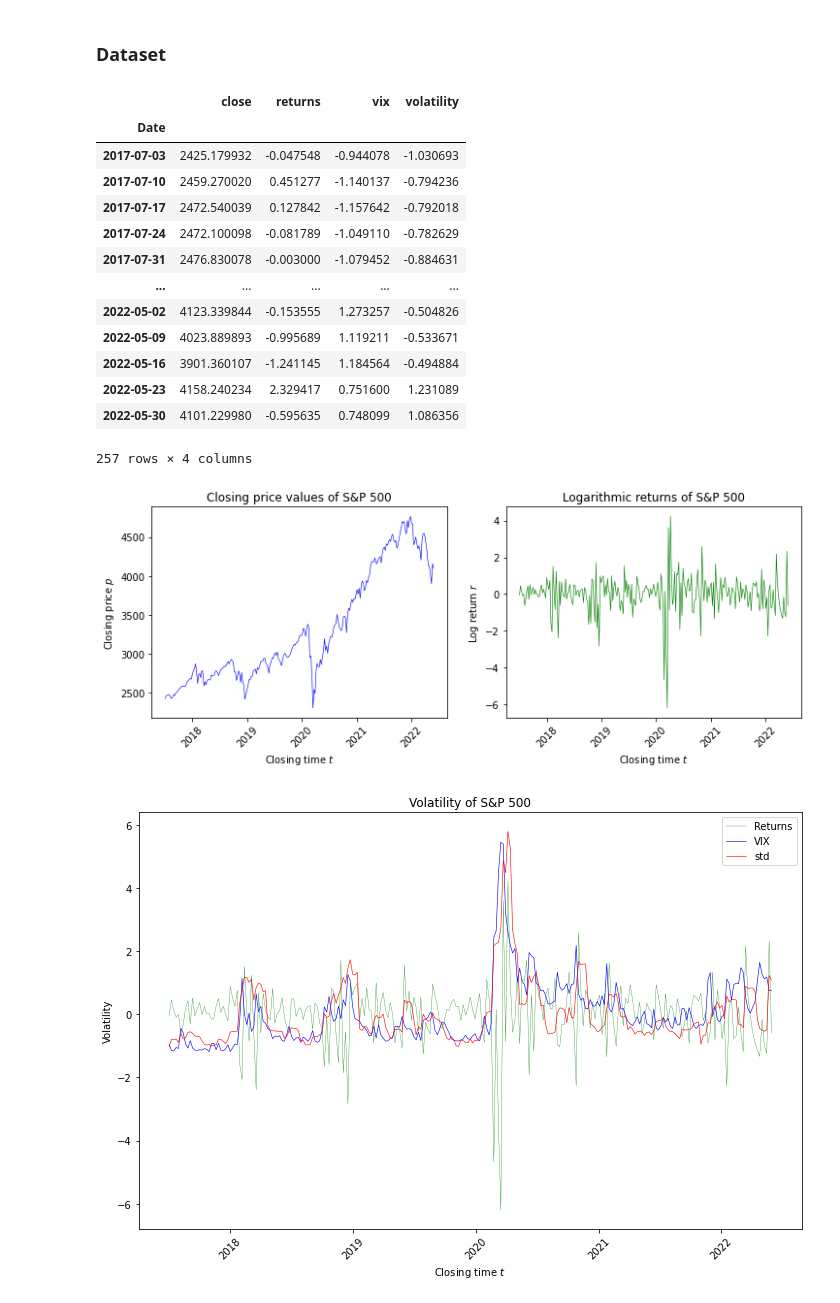
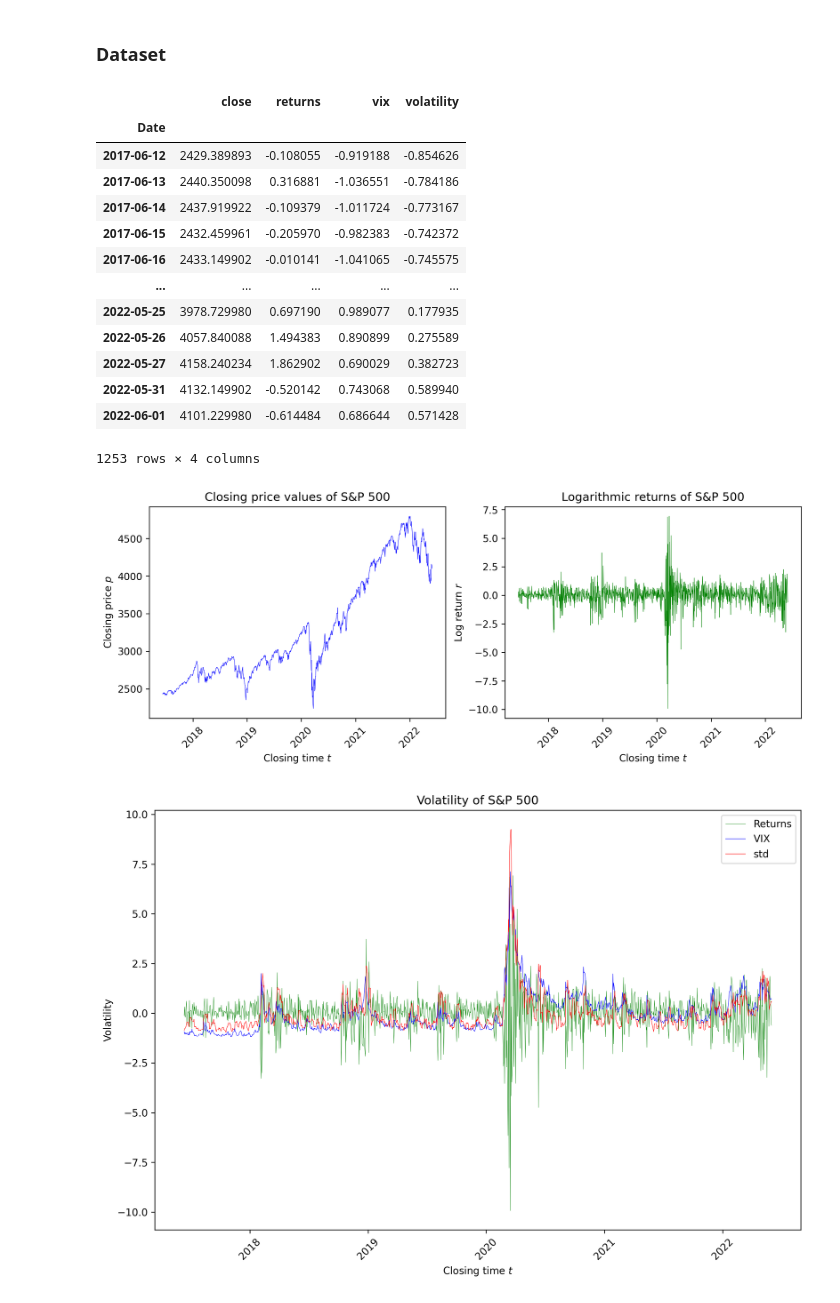
Before and after one commit to gittmp/sustainable-risk-modelling, a Jupyter notebook: Program/risk-forecasting.ipynb, the cells around one changed output. Saved outputs shown, nothing was run; the diff lists cells and outputs as text; code cells hidden in the pictures.

```diff
--- a/Program/risk-forecasting.ipynb
+++ b/Program/risk-forecasting.ipynb
@@ -14,7 +17,7 @@ import yfinance as yf
 # fetch closing values
 sp500 = '^GSPC'
 period='5y'
-interval='1wk'
+interval='1d'
 
 sp500_data = yf.Ticker(sp500)
 sp500_history = sp500_data.history(period=period, interval=interval)
@@ -45,39 +48,39 @@ X
 # %% [output]
 |  | close | returns | vix | volatility |
 | Date |  |  |  |  |
-| 2017-07-03 | 2425.179932 | -0.047548 | -0.944078 | -1.030693 |
-| 2017-07-10 | 2459.270020 | 0.451277 | -1.140137 | -0.794236 |
-| 2017-07-17 | 2472.540039 | 0.127842 | -1.157642 | -0.792018 |
-| 2017-07-24 | 2472.100098 | -0.081789 | -1.049110 | -0.782629 |
-| 2017-07-31 | 2476.830078 | -0.003000 | -1.079452 | -0.884631 |
+| 2017-06-12 | 2429.389893 | -0.108055 | -0.919188 | -0.854626 |
+| 2017-06-13 | 2440.350098 | 0.316881 | -1.036551 | -0.784186 |
+| 2017-06-14 | 2437.919922 | -0.109379 | -1.011724 | -0.773167 |
+| 2017-06-15 | 2432.459961 | -0.205970 | -0.982383 | -0.742372 |
+| 2017-06-16 | 2433.149902 | -0.010141 | -1.041065 | -0.745575 |
 | ... | ... | ... | ... | ... |
-| 2022-05-02 | 4123.339844 | -0.153555 | 1.273257 | -0.504826 |
-| 2022-05-09 | 4023.889893 | -0.995689 | 1.119211 | -0.533671 |
-| 2022-05-16 | 3901.360107 | -1.241145 | 1.184564 | -0.494884 |
-| 2022-05-23 | 4158.240234 | 2.329417 | 0.751600 | 1.231089 |
-| 2022-05-30 | 4101.229980 | -0.595635 | 0.748099 | 1.086356 |
+| 2022-05-25 | 3978.729980 | 0.697190 | 0.989077 | 0.177935 |
+| 2022-05-26 | 4057.840088 | 1.494383 | 0.890899 | 0.275589 |
+| 2022-05-27 | 4158.240234 | 1.862902 | 0.690029 | 0.382723 |
+| 2022-05-31 | 4132.149902 | -0.520142 | 0.743068 | 0.589940 |
+| 2022-06-01 | 4101.229980 | -0.614484 | 0.686644 | 0.571428 |
-257 rows × 4 columns
+1253 rows × 4 columns
 # %%
-fig, ax = plt.subplots(1, 2, figsize=(12, 4))
+fig, ax = plt.subplots(1, 2, figsize=(12, 4), dpi=300)
 
-ax[0].plot(X.close, linewidth=0.6, color='b')
+ax[0].plot(X.close, linewidth=0.4, color='b')
 ax[0].set(title=f'Closing price values of S&P 500', xlabel=r'Closing time $t$', ylabel=r'Closing price $p$')
 ax[0].tick_params(axis='x', rotation=45)
 
-ax[1].plot(X.returns, linewidth=0.6, color='g')
+ax[1].plot(X.returns, linewidth=0.4, color='g')
 ax[1].set(title=f'Logarithmic returns of S&P 500', xlabel=r'Closing time $t$', ylabel=r'Log return $r$')
 ax[1].tick_params(axis='x', rotation=45)
 
-fig, ax = plt.subplots(figsize=(10, 7))
+fig, ax = plt.subplots(figsize=(10, 7), dpi=300)
 ax.plot(X.returns, linewidth=0.3, color='g', label='Returns')
-ax.plot(X.vix, linewidth=0.6, color='b', label='VIX')
-ax.plot(X.volatility, linewidth=0.6, color='r', label='std')
+ax.plot(X.vix, linewidth=0.4, color='b', label='VIX')
+ax.plot(X.volatility, linewidth=0.4, color='r', label='std')
 ax.set(title=f'Volatility of S&P 500', xlabel=r'Closing time $t$', ylabel=r'Volatility')
 ax.tick_params(axis='x', rotation=45)
 ax.legend()
 
 plt.tight_layout()
 plt.show()
 # %% [output]
-[figure, old version]
+[figure, new version]
-[figure, old version]
+[figure, new version]
```
Also changed, not shown: parts of 6 cells of this notebook.
